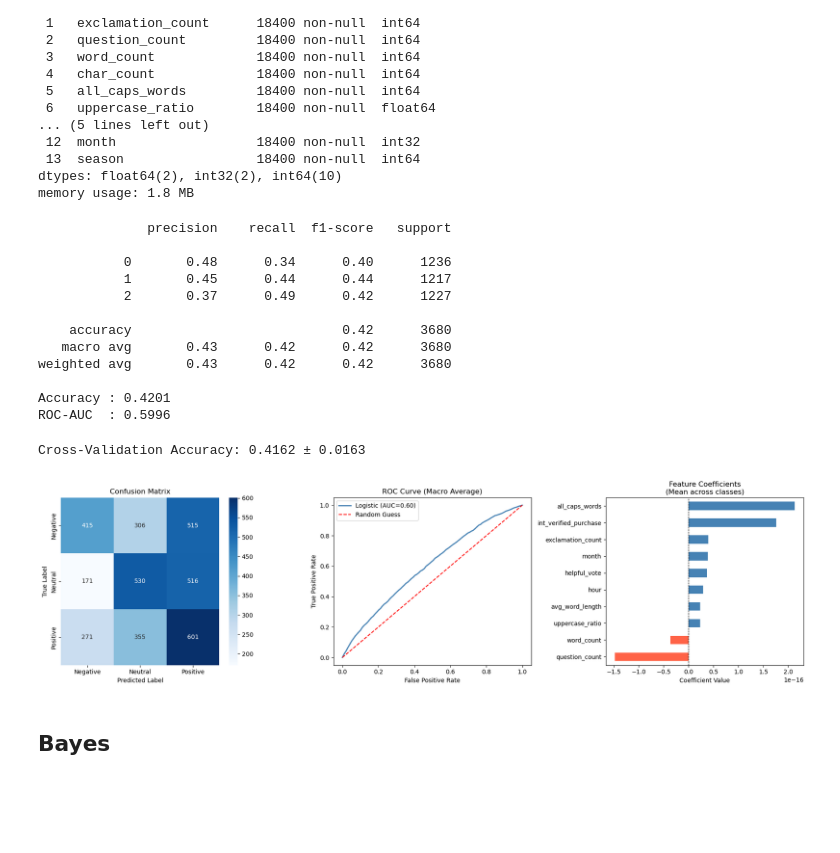
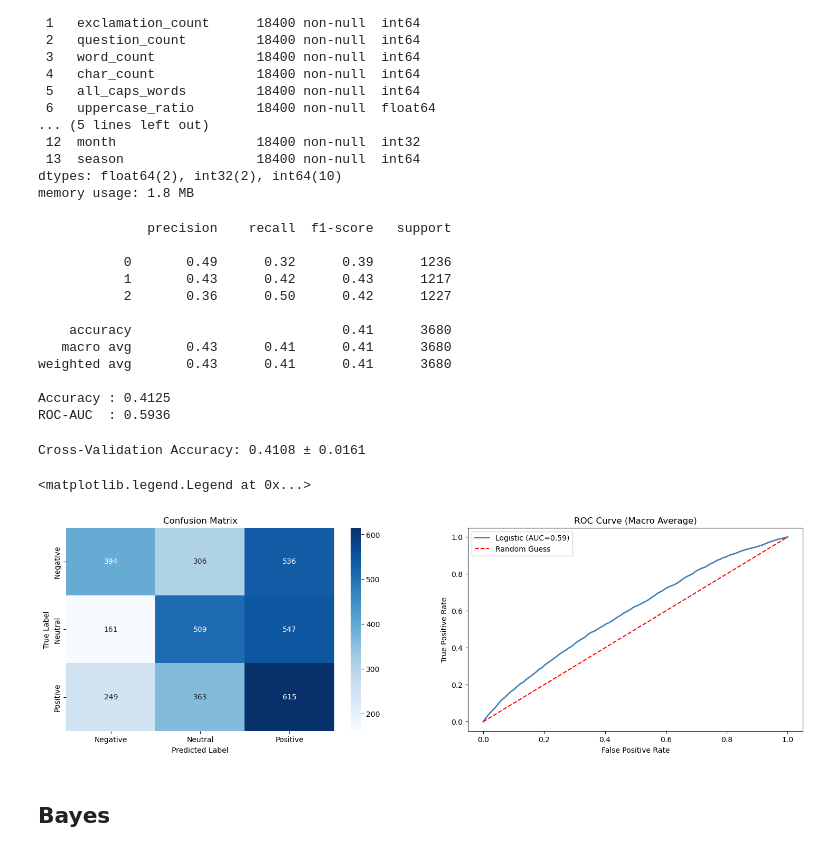
Before and after one commit to yifeica0/ECS171-Group8, a Jupyter notebook: ModelTraining/Regular_ML/Chuyuan.ipynb, the cells around one changed output. Cells and saved outputs as stored; diff of their text form; code cells hidden in the pictures; blank space fills up the shorter version.

```diff
--- a/ModelTraining/Regular_ML/Chuyuan.ipynb
+++ b/ModelTraining/Regular_ML/Chuyuan.ipynb
@@ -63,9 +63,11 @@ X_train, X_test, y_train, y_test = train_test_split(
     X, y, test_size=0.2, random_state=42, stratify=y
 )
 # %%
-# scalar and fit logistic regression
+from sklearn.decomposition import PCA
+
 pipeline = Pipeline([
     ('scaler', StandardScaler()),
+    ('pca', PCA(n_components=0.95)),  # 保留95%的方差
     ('lr', LogisticRegression(C=1.0, max_iter=1000, random_state=42))
 ])
 
@@ -85,22 +87,22 @@ print(f"ROC-AUC  : {roc_auc_score(y_test, y_prob, multi_class='ovr', average='ma
 # %% [output]
               precision    recall  f1-score   support
 
-           0       0.48      0.34      0.40      1236
-           1       0.45      0.44      0.44      1217
-           2       0.37      0.49      0.42      1227
+           0       0.49      0.32      0.39      1236
+           1       0.43      0.42      0.43      1217
+           2       0.36      0.50      0.42      1227
 
-    accuracy                           0.42      3680
-   macro avg       0.43      0.42      0.42      3680
-weighted avg       0.43      0.42      0.42      3680
+    accuracy                           0.41      3680
+   macro avg       0.43      0.41      0.41      3680
+weighted avg       0.43      0.41      0.41      3680
 
-Accuracy : 0.4201
-ROC-AUC  : 0.5996
+Accuracy : 0.4125
+ROC-AUC  : 0.5936
 # %%
 # cross validation
 cv_scores = cross_val_score(pipeline, X, y, cv=5, scoring='accuracy')
 print(f"\nCross-Validation Accuracy: {cv_scores.mean():.4f} ± {cv_scores.std():.4f}")
 # %% [output]
-Cross-Validation Accuracy: 0.4162 ± 0.0163
+Cross-Validation Accuracy: 0.4108 ± 0.0161
 # %%
 from sklearn.metrics import confusion_matrix, roc_curve, auc
 from sklearn.preprocessing import label_binarize
@@ -121,7 +123,7 @@ test_df = pd.DataFrame({
 y_pred     = pipeline.predict(X_test)
 y_test_bin = label_binarize(test_df['True'], classes=classes)
 
-fig, axes = plt.subplots(1, 3, figsize=(18, 5))
+fig, axes = plt.subplots(1, 2, figsize=(18, 5))
 
 # Confusion Matrix
 cm = confusion_matrix(test_df['True'], y_pred)
@@ -132,46 +134,32 @@ sns.heatmap(
     cmap='Blues',
     xticklabels=class_names,
     yticklabels=class_names,
     ax=axes[0]
 )
 axes[0].set_title('Confusion Matrix')
 axes[0].set_xlabel('Predicted Label')
 axes[0].set_ylabel('True Label')
 
 #ROC Curve
 model_styles = {'Logistic': 'steelblue'}
 # add 'RandomForest': 'darkorange' once have that model
 
 for model, color in model_styles.items():
     y_prob  = np.array(test_df[model].tolist())   # shape: (n_samples, 3)
     mean_fpr = np.linspace(0, 1, 100)
     mean_tpr = np.mean([
         np.interp(mean_fpr, *roc_curve(y_test_bin[:, i], y_prob[:, i])[:2])
         for i in range(len(classes))
     ], axis=0)
     macro_auc = auc(mean_fpr, mean_tpr)
     axes[1].plot(mean_fpr, mean_tpr, color=color, lw=2,
                  label=f'{model} (AUC={macro_auc:.2f})')
 
 axes[1].plot([0, 1], [0, 1], 'r--', label='Random Guess')
 axes[1].set_title('ROC Curve (Macro Average)')
 axes[1].set_xlabel('False Positive Rate')
 axes[1].set_ylabel('True Positive Rate')
 axes[1].legend()
-
-#Feature Coefficients
-coef       = pipeline.named_steps['lr'].coef_   # shape: (3, n_features)
-coef_mean  = coef.mean(axis=0)                  # average across 3 classes
-coef_series = pd.Series(coef_mean, index=features).sort_values()
-bar_colors  = ['tomato' if c < 0 else 'steelblue' for c in coef_series]
-
-coef_series.plot(kind='barh', color=bar_colors, ax=axes[2])
-axes[2].axvline(x=0, color='black', linewidth=0.8, linestyle='--')
-axes[2].set_title('Feature Coefficients\n(Mean across classes)')
-axes[2].set_xlabel('Coefficient Value')
-
-plt.tight_layout()
-plt.savefig('logistic_regression_results.png', dpi=150, bbox_inches='tight')
-plt.show()
 # %% [output]
+<matplotlib.legend.Legend at 0x...>
-[figure, old version]
+[figure, new version]
```
Also changed, not shown: parts of 6 cells of this notebook.
